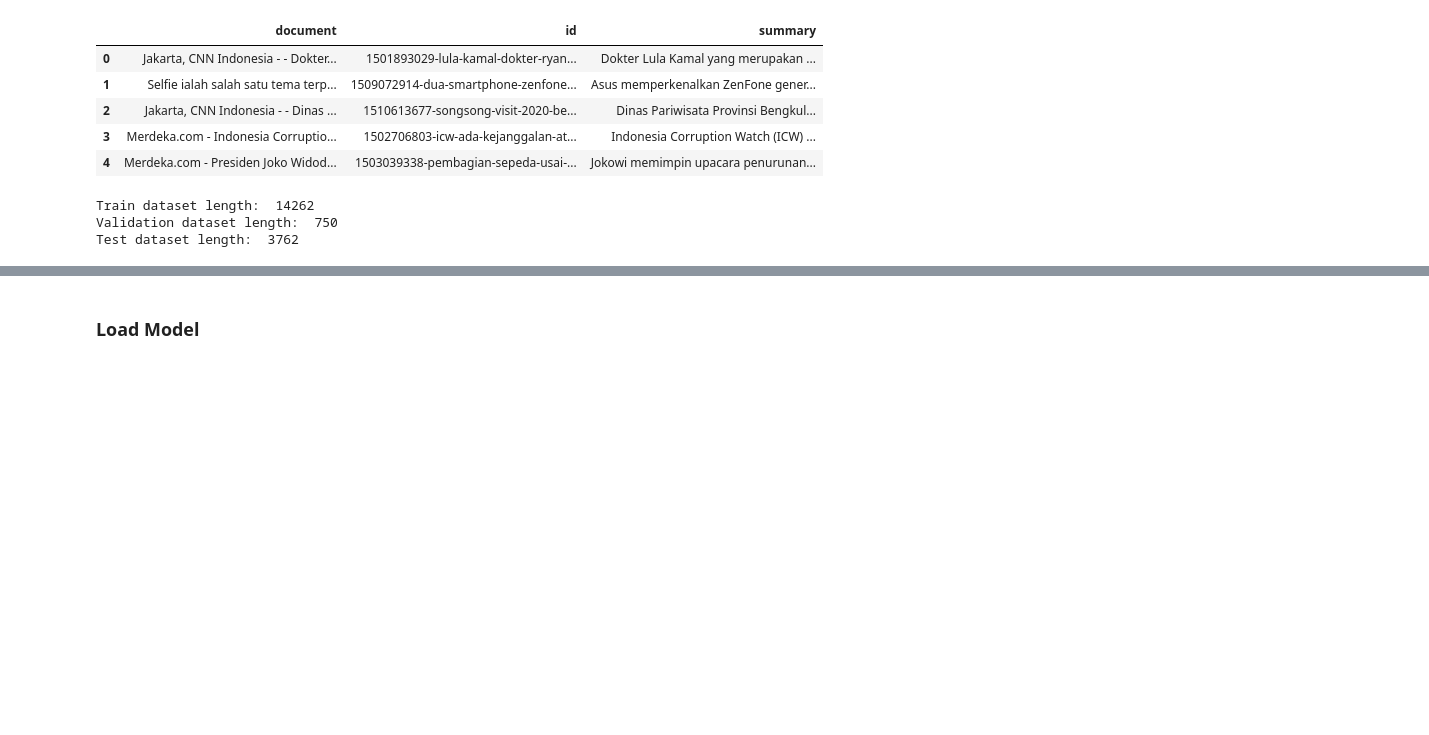
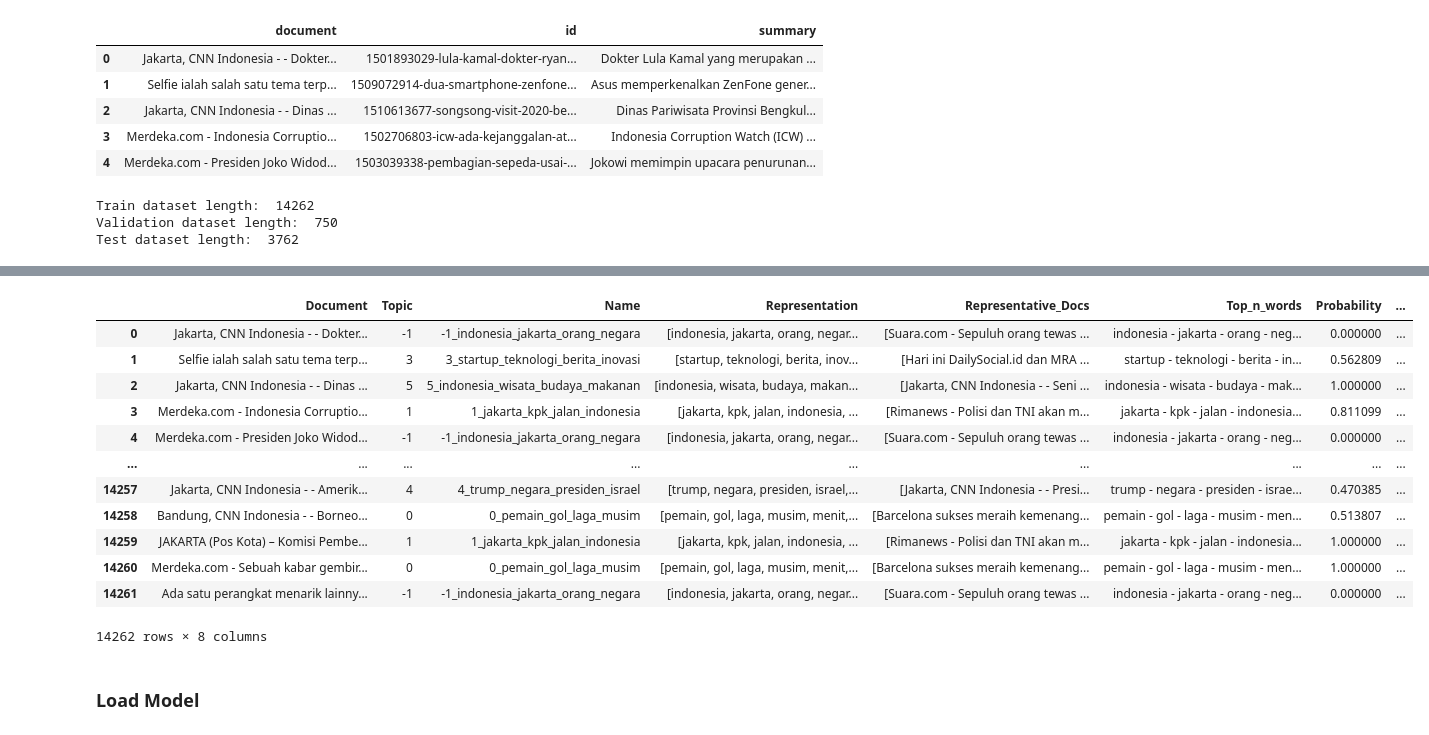
Before and after one commit to suabahasa/thesis-binus, a Jupyter notebook: 01-indobart-bertopic.ipynb, the cells around one changed output, grey strips where cells are left out. Saved outputs shown, nothing was run; the diff lists cells and outputs as text; code cells hidden in the pictures; blank space fills up the shorter version.

```diff
--- a/01-indobart-bertopic.ipynb
+++ b/01-indobart-bertopic.ipynb
@@ -32,6 +43,6 @@ using cuda
 # %%
 # Specify the directory and file path
-benc_directory = 'benc_result/00-indobart/'
+benc_directory = 'benc_result/01-indobart-bertopic/'
 
 # Create the benc_directory if it doesn't exist
 os.makedirs(benc_directory, exist_ok=True)
@@ -61,0 +96,9 @@ Test dataset length:  3762
+# %%
+embedding_model = SentenceTransformer("LazarusNLP/all-indobert-base-v4")
+
+stop_words = stopwords.words('indonesian') + stopwords.words('english') + ['cnn', 'dailysocial', 'id']
+vectorizer_model = CountVectorizer(stop_words=stop_words, token_pattern="[^\W\d_]+")
+
+topic_model = BERTopic(embedding_model=embedding_model,vectorizer_model=vectorizer_model,nr_topics=10, verbose=True)
+# %%
+topics, probs = topic_model.fit_transform(ds['train']['document'])
@@ -62,3 +136,24 @@ Test dataset length:  3762
+# %%
+topic_document_info = topic_model.get_document_info(ds['train']['document'])
+
+# save to excel
+topic_document_info.to_excel(benc_directory + 'topic_document_info.xlsx')
+
+topic_document_info
+# %% [output]
+|  | Document | Topic | Name | Representation | Representative_Docs | Top_n_words | Probability | ... |
+| 0 | Jakarta, CNN Indonesia - - Dokter... | -1 | -1_indonesia_jakarta_orang_negara | [indonesia, jakarta, orang, negar... | [Suara.com - Sepuluh orang tewas ... | indonesia - jakarta - orang - neg... | 0.000000 | ... |
+| 1 | Selfie ialah salah satu tema terp... | 3 | 3_startup_teknologi_berita_inovasi | [startup, teknologi, berita, inov... | [Hari ini DailySocial.id dan MRA ... | startup - teknologi - berita - in... | 0.562809 | ... |
+| 2 | Jakarta, CNN Indonesia - - Dinas ... | 5 | 5_indonesia_wisata_budaya_makanan | [indonesia, wisata, budaya, makan... | [Jakarta, CNN Indonesia - - Seni ... | indonesia - wisata - budaya - mak... | 1.000000 | ... |
+| 3 | Merdeka.com - Indonesia Corruptio... | 1 | 1_jakarta_kpk_jalan_indonesia | [jakarta, kpk, jalan, indonesia, ... | [Rimanews - Polisi dan TNI akan m... | jakarta - kpk - jalan - indonesia... | 0.811099 | ... |
+| 4 | Merdeka.com - Presiden Joko Widod... | -1 | -1_indonesia_jakarta_orang_negara | [indonesia, jakarta, orang, negar... | [Suara.com - Sepuluh orang tewas ... | indonesia - jakarta - orang - neg... | 0.000000 | ... |
+| ... | ... | ... | ... | ... | ... | ... | ... | ... |
+| 14257 | Jakarta, CNN Indonesia - - Amerik... | 4 | 4_trump_negara_presiden_israel | [trump, negara, presiden, israel,... | [Jakarta, CNN Indonesia - - Presi... | trump - negara - presiden - israe... | 0.470385 | ... |
+| 14258 | Bandung, CNN Indonesia - - Borneo... | 0 | 0_pemain_gol_laga_musim | [pemain, gol, laga, musim, menit,... | [Barcelona sukses meraih kemenang... | pemain - gol - laga - musim - men... | 0.513807 | ... |
+| 14259 | JAKARTA (Pos Kota) – Komisi Pembe... | 1 | 1_jakarta_kpk_jalan_indonesia | [jakarta, kpk, jalan, indonesia, ... | [Rimanews - Polisi dan TNI akan m... | jakarta - kpk - jalan - indonesia... | 1.000000 | ... |
+| 14260 | Merdeka.com - Sebuah kabar gembir... | 0 | 0_pemain_gol_laga_musim | [pemain, gol, laga, musim, menit,... | [Barcelona sukses meraih kemenang... | pemain - gol - laga - musim - men... | 1.000000 | ... |
+| 14261 | Ada satu perangkat menarik lainny... | -1 | -1_indonesia_jakarta_orang_negara | [indonesia, jakarta, orang, negar... | [Suara.com - Sepuluh orang tewas ... | indonesia - jakarta - orang - neg... | 0.000000 | ... |
+14262 rows × 8 columns
 # %% [markdown]
 ### Load Model
 # %%
```
Also changed, not shown: parts of 12 cells of this notebook, 4 other files.
